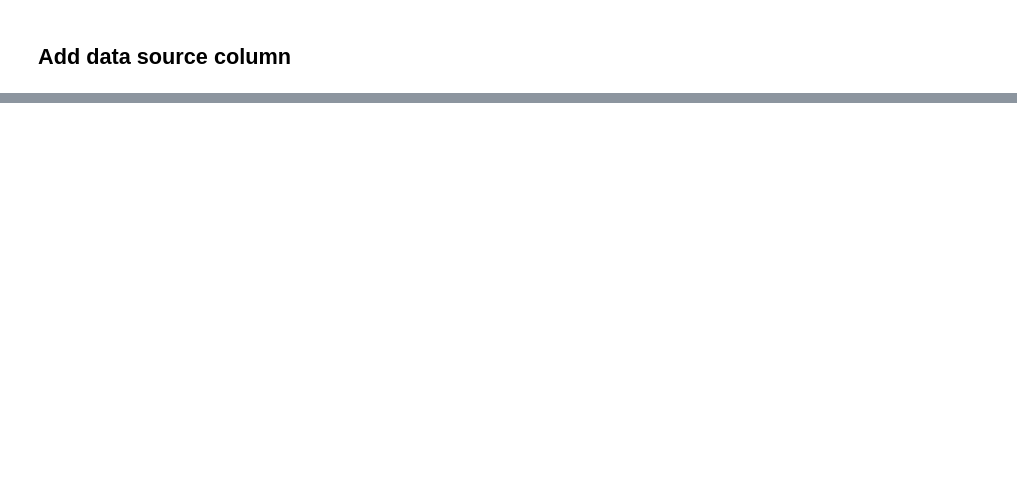
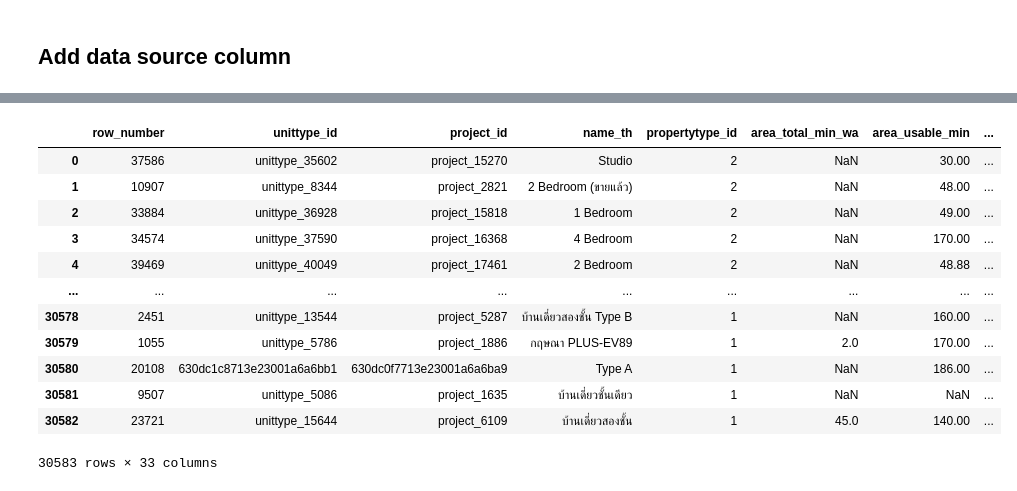
Before and after one commit to Ellizence01/BSC_DPDM2025, a Jupyter notebook: Ch3_Data_Preprocessing.ipynb, the cells around one changed output, grey strips where cells are left out. Saved outputs shown, nothing was run; the diff lists cells and outputs as text; code cells hidden in the pictures; blank space fills up the shorter version.

Commit message:
Data Integration Y-axis

```diff
--- a/Ch3_Data_Preprocessing.ipynb
+++ b/Ch3_Data_Preprocessing.ipynb
@@ -572,0 +668,4 @@ unit_df.head()
+# %%
+condo['price_min'] = condo['price_min']/1000000
+condo_house = pd.concat([house,condo])
+condo_house
@@ -576,0 +792,3 @@ unit_df.head()
+# %%
+house = house.drop(columns=['propertytype_name_th','propertytype_name_en','propertytype_name_th'])
+condo = condo.drop(columns=['propertytype_name_th','propertytype_name_en','propertytype_name_th'])
@@ -576,0 +805,6 @@ unit_df.head()
+# %%
+condo_with_source = condo.copy()
+condo_with_source['data_source'] = 'condo'
+
+house_with_source = house.copy()
+house_with_source['data_source'] = 'house'
@@ -576,0 +821,17 @@ unit_df.head()
+# %%
+combined_df = pd.concat([condo_with_source, house_with_source], ignore_index=True)
+combined_df
+# %% [output]
+|  | row_number | unittype_id | project_id | name_th | propertytype_id | area_total_min_wa | area_usable_min | ... |
+| 0 | 37586 | unittype_35602 | project_15270 | Studio | 2 | NaN | 30.00 | ... |
+| 1 | 10907 | unittype_8344 | project_2821 | 2 Bedroom (ขายแล้ว) | 2 | NaN | 48.00 | ... |
+| 2 | 33884 | unittype_36928 | project_15818 | 1 Bedroom | 2 | NaN | 49.00 | ... |
+| 3 | 34574 | unittype_37590 | project_16368 | 4 Bedroom | 2 | NaN | 170.00 | ... |
+| 4 | 39469 | unittype_40049 | project_17461 | 2 Bedroom | 2 | NaN | 48.88 | ... |
+| ... | ... | ... | ... | ... | ... | ... | ... | ... |
+| 30578 | 2451 | unittype_13544 | project_5287 | บ้านเดี่ยวสองชั้น Type B | 1 | NaN | 160.00 | ... |
+| 30579 | 1055 | unittype_5786 | project_1886 | กฤษณา PLUS-EV89 | 1 | 2.0 | 170.00 | ... |
+| 30580 | 20108 | 630dc1c8713e23001a6a6bb1 | 630dc0f7713e23001a6a6ba9 | Type A | 1 | NaN | 186.00 | ... |
+| 30581 | 9507 | unittype_5086 | project_1635 | บ้านเดี่ยวชั้นเดียว | 1 | NaN | NaN | ... |
+| 30582 | 23721 | unittype_15644 | project_6109 | บ้านเดี่ยวสองชั้น | 1 | 45.0 | 140.00 | ... |
+30583 rows × 33 columns
```
Also changed, not shown: parts of 26 cells of this notebook.
